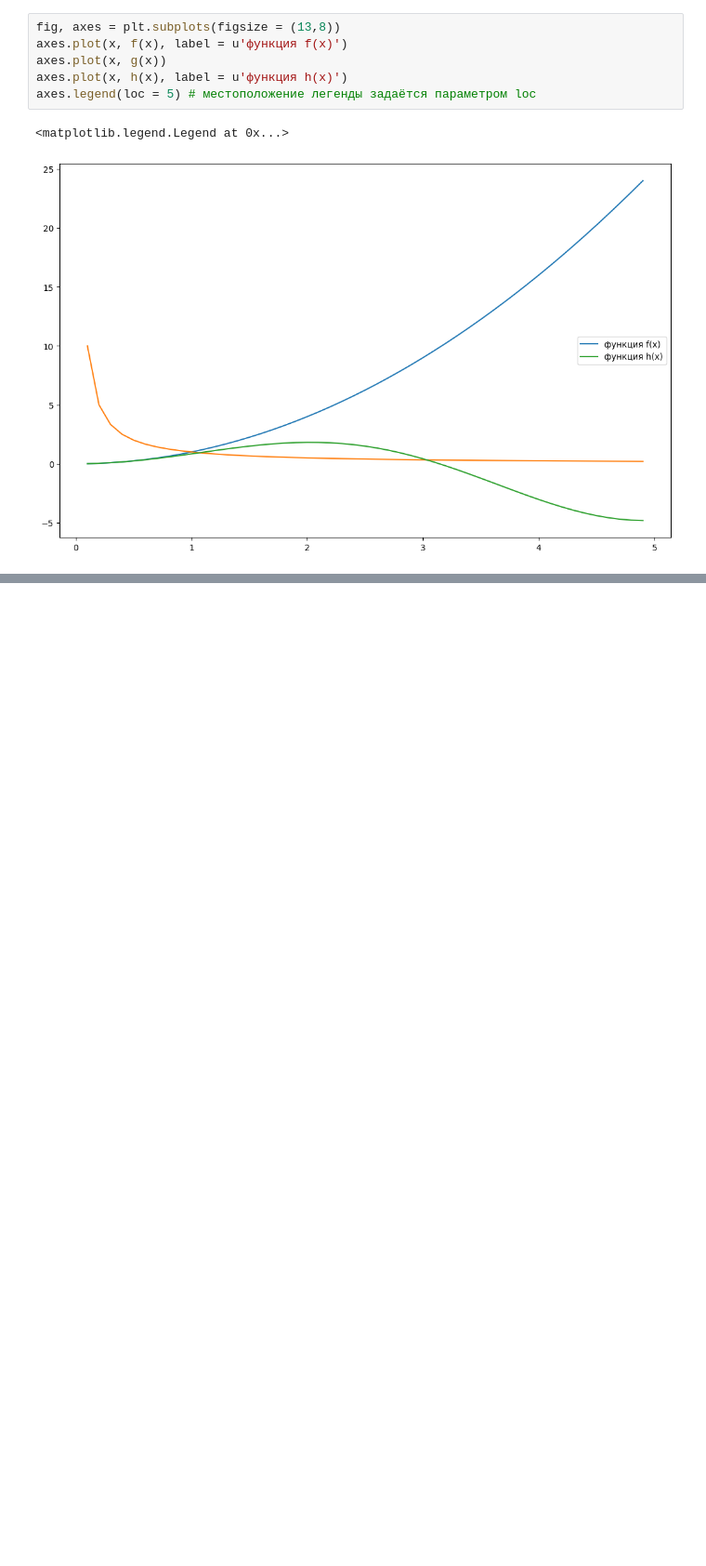
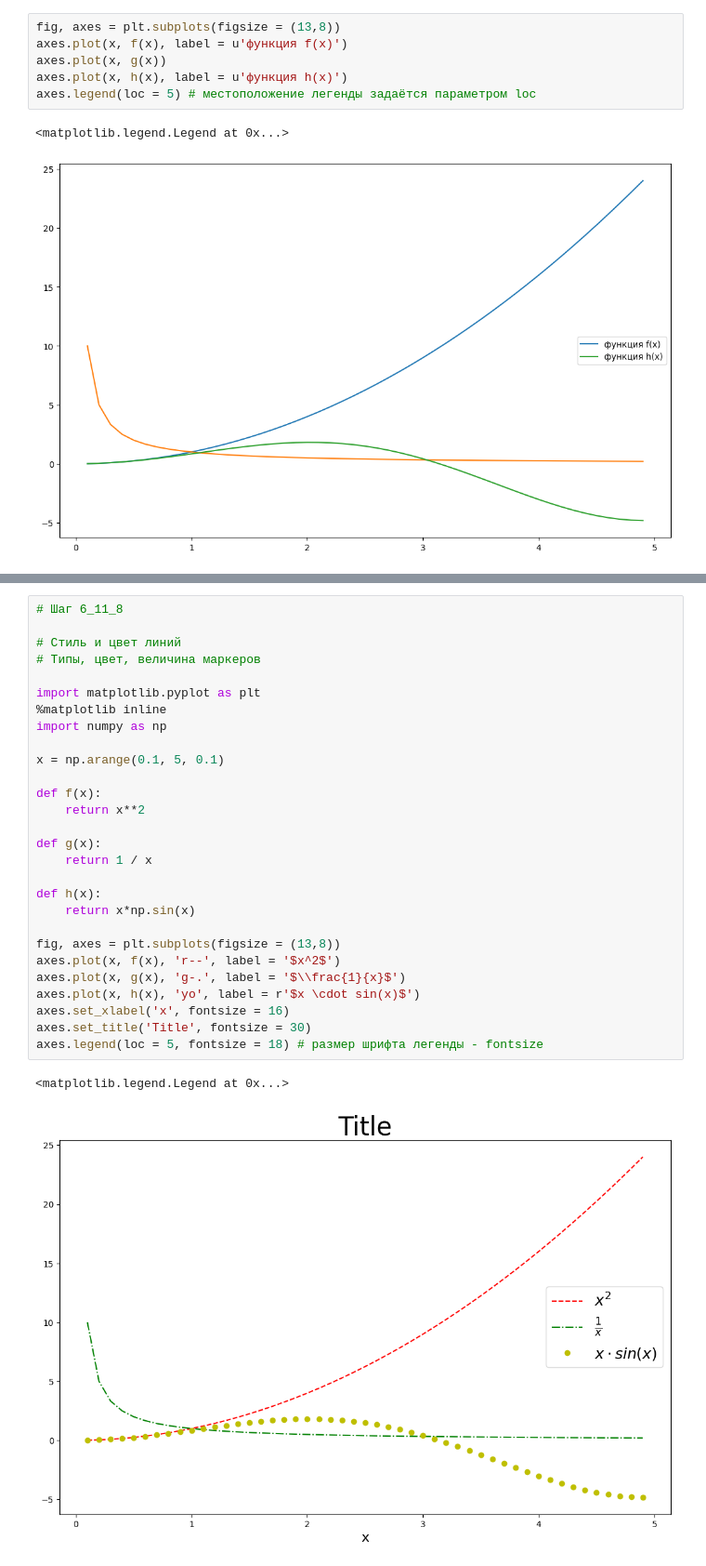
Before and after one commit to NikitaKozlov3412/MyProjectsAndGames, a Jupyter notebook: Stepik_lesson_6_11 Matplotlib.ipynb, the cells around one changed output, grey strips where cells are left out. Shown at 93% size. Drawn from its saved outputs; the diff is of its cells as text; blank space fills up the shorter version.

```diff
--- a/Stepik_lesson_6_11 Matplotlib.ipynb
+++ b/Stepik_lesson_6_11 Matplotlib.ipynb
@@ -369,0 +613,31 @@ axes.legend(loc = 5, fontsize = 18) # размер шрифта легенды -
+# %%
+# Шаг 6_11_8
+
+# Стиль и цвет линий
+# Типы, цвет, величина маркеров
+
+import matplotlib.pyplot as plt
+%matplotlib inline
+import numpy as np
+
+x = np.arange(0.1, 5, 0.1)
+
+def f(x):
+    return x**2
+
+def g(x):
+    return 1 / x
+
+def h(x):
+    return x*np.sin(x)
+
+fig, axes = plt.subplots(figsize = (13,8))
+axes.plot(x, f(x), 'r--', label = '$x^2$')
+axes.plot(x, g(x), 'g-.', label = '$\\frac{1}{x}$')
+axes.plot(x, h(x), 'yo', label = r'$x \cdot sin(x)$')
+axes.set_xlabel('x', fontsize = 16)
+axes.set_title('Title', fontsize = 30)
+axes.legend(loc = 5, fontsize = 18) # размер шрифта легенды - fontsize
+# %% [output]
+<matplotlib.legend.Legend at 0x...>
+[figure, added]
```
Also changed, not shown: parts of 10 cells of this notebook.
